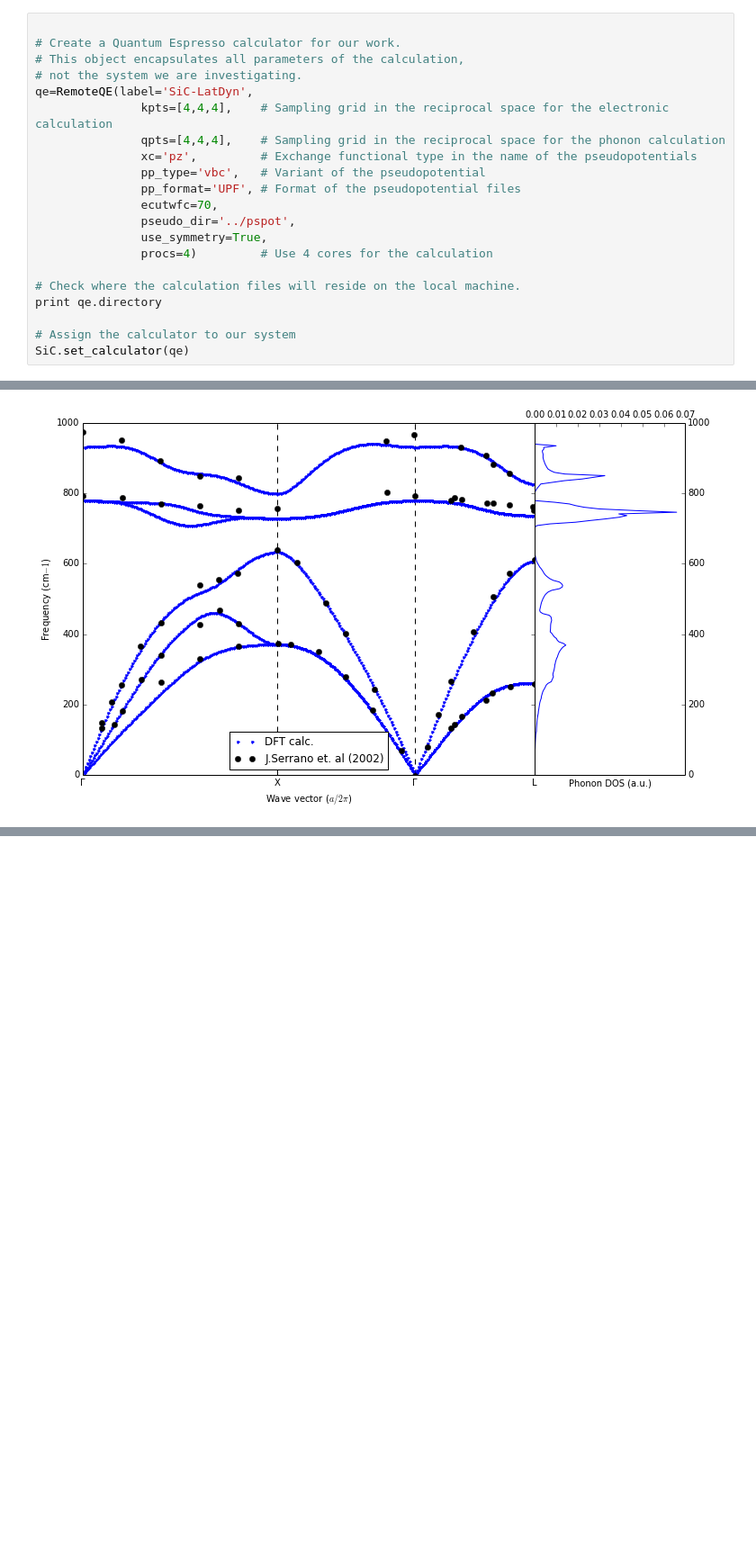
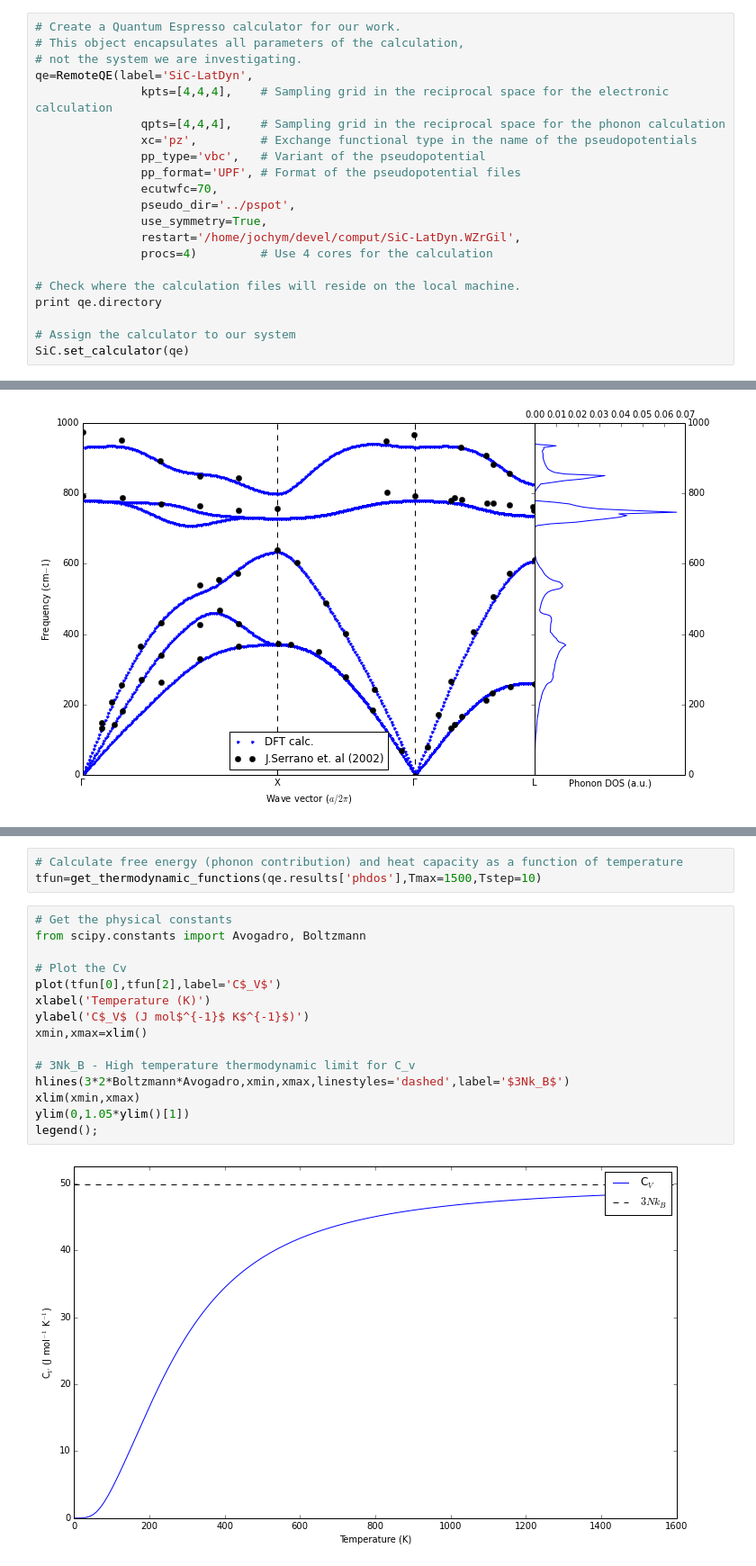
Before and after one commit to jochym/qe-doc, a Jupyter notebook: Lattice dynamics.ipynb, the cells around one changed output, grey strips where cells are left out. Shown at 90% size. Cells and saved outputs as stored; diff of their text form; blank space fills up the shorter version.

Commit message:
Add heat capacity.

```diff
--- a/Lattice dynamics.ipynb
+++ b/Lattice dynamics.ipynb
@@ -55,5 +55,4 @@ import plato
 # %%
-
 # Create a Quantum Espresso calculator for our work.
 # This object encapsulates all parameters of the calculation,
 # not the system we are investigating.
@@ -66,6 +65,7 @@ qe=RemoteQE(label='SiC-LatDyn',
                ecutwfc=70,
                pseudo_dir='../pspot',
                use_symmetry=True,
+               restart='/home/jochym/devel/comput/SiC-LatDyn.WZrGil',
                procs=4)         # Use 4 cores for the calculation
 
 # Check where the calculation files will reside on the local machine.
@@ -196,0 +201,20 @@ legend(loc='lower center');
+# %%
+# Calculate free energy (phonon contribution) and heat capacity as a function of temperature
+tfun=get_thermodynamic_functions(qe.results['phdos'],Tmax=1500,Tstep=10)
+# %%
+# Get the physical constants
+from scipy.constants import Avogadro, Boltzmann
+
+# Plot the Cv
+plot(tfun[0],tfun[2],label='C$_V$')
+xlabel('Temperature (K)')
+ylabel('C$_V$ (J mol$^{-1}$ K$^{-1}$)')
+xmin,xmax=xlim()
+
+# 3Nk_B - High temperature thermodynamic limit for C_v
+hlines(3*2*Boltzmann*Avogadro,xmin,xmax,linestyles='dashed',label='$3Nk_B$')
+xlim(xmin,xmax)
+ylim(0,1.05*ylim()[1])
+legend();
+# %% [output]
+[figure, added]
```
Also changed, not shown: parts of 4 cells of this notebook.
